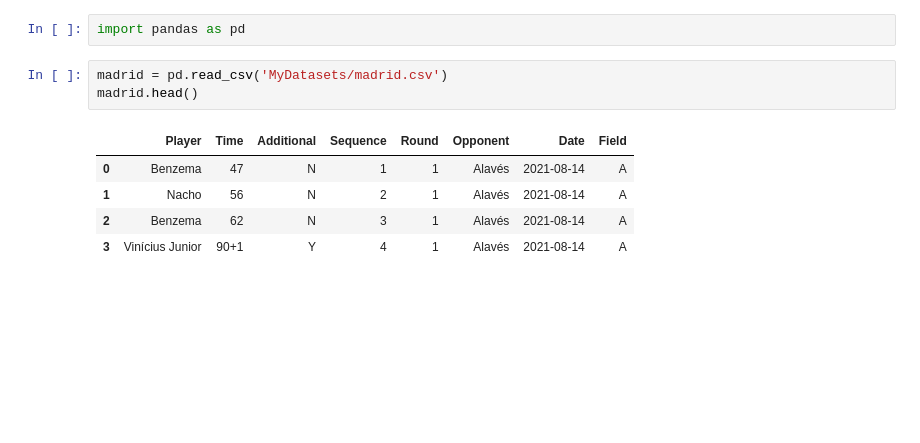
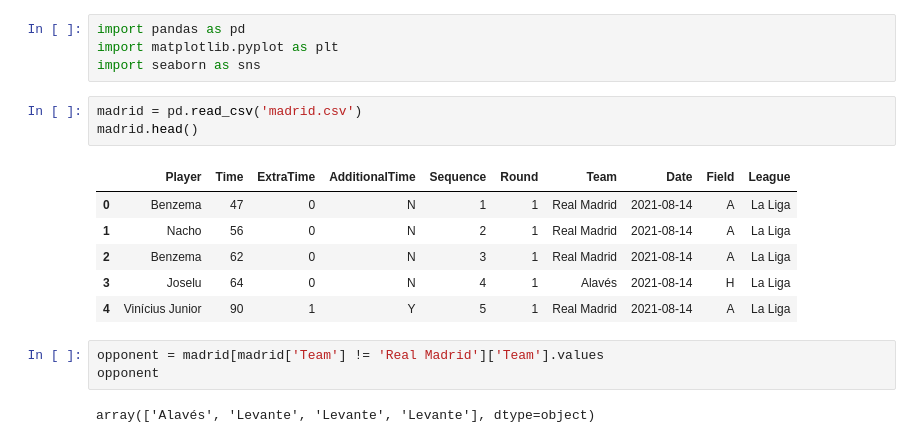
Before and after one commit to amartins90/real-madrid-2021-22, a Jupyter notebook: Madrid.ipynb, the cells around one changed output. Drawn from its saved outputs; the diff is of its cells as text; blank space fills up the shorter version.

```diff
--- a/Madrid.ipynb
+++ b/Madrid.ipynb
@@ -1,11 +1,19 @@
 # %%
 import pandas as pd
+import matplotlib.pyplot as plt
+import seaborn as sns
 # %%
-madrid = pd.read_csv('MyDatasets/madrid.csv')
+madrid = pd.read_csv('madrid.csv')
 madrid.head()
 # %% [output]
-|  | Player | Time | Additional | Sequence | Round | Opponent | Date | Field |
-| 0 | Benzema | 47 | N | 1 | 1 | Alavés | 2021-08-14 | A |
-| 1 | Nacho | 56 | N | 2 | 1 | Alavés | 2021-08-14 | A |
-| 2 | Benzema | 62 | N | 3 | 1 | Alavés | 2021-08-14 | A |
-| 3 | Vinícius Junior | 90+1 | Y | 4 | 1 | Alavés | 2021-08-14 | A |
+|  | Player | Time | ExtraTime | AdditionalTime | Sequence | Round | Team | Date | Field | League |
+| 0 | Benzema | 47 | 0 | N | 1 | 1 | Real Madrid | 2021-08-14 | A | La Liga |
+| 1 | Nacho | 56 | 0 | N | 2 | 1 | Real Madrid | 2021-08-14 | A | La Liga |
+| 2 | Benzema | 62 | 0 | N | 3 | 1 | Real Madrid | 2021-08-14 | A | La Liga |
+| 3 | Joselu | 64 | 0 | N | 4 | 1 | Alavés | 2021-08-14 | H | La Liga |
+| 4 | Vinícius Junior | 90 | 1 | Y | 5 | 1 | Real Madrid | 2021-08-14 | A | La Liga |
+# %%
+opponent = madrid[madrid['Team'] != 'Real Madrid']['Team'].values
+opponent
+# %% [output]
+array(['Alavés', 'Levante', 'Levante', 'Levante'], dtype=object)
```
Also changed, not shown: parts of 10 cells of this notebook, 1 other file.
